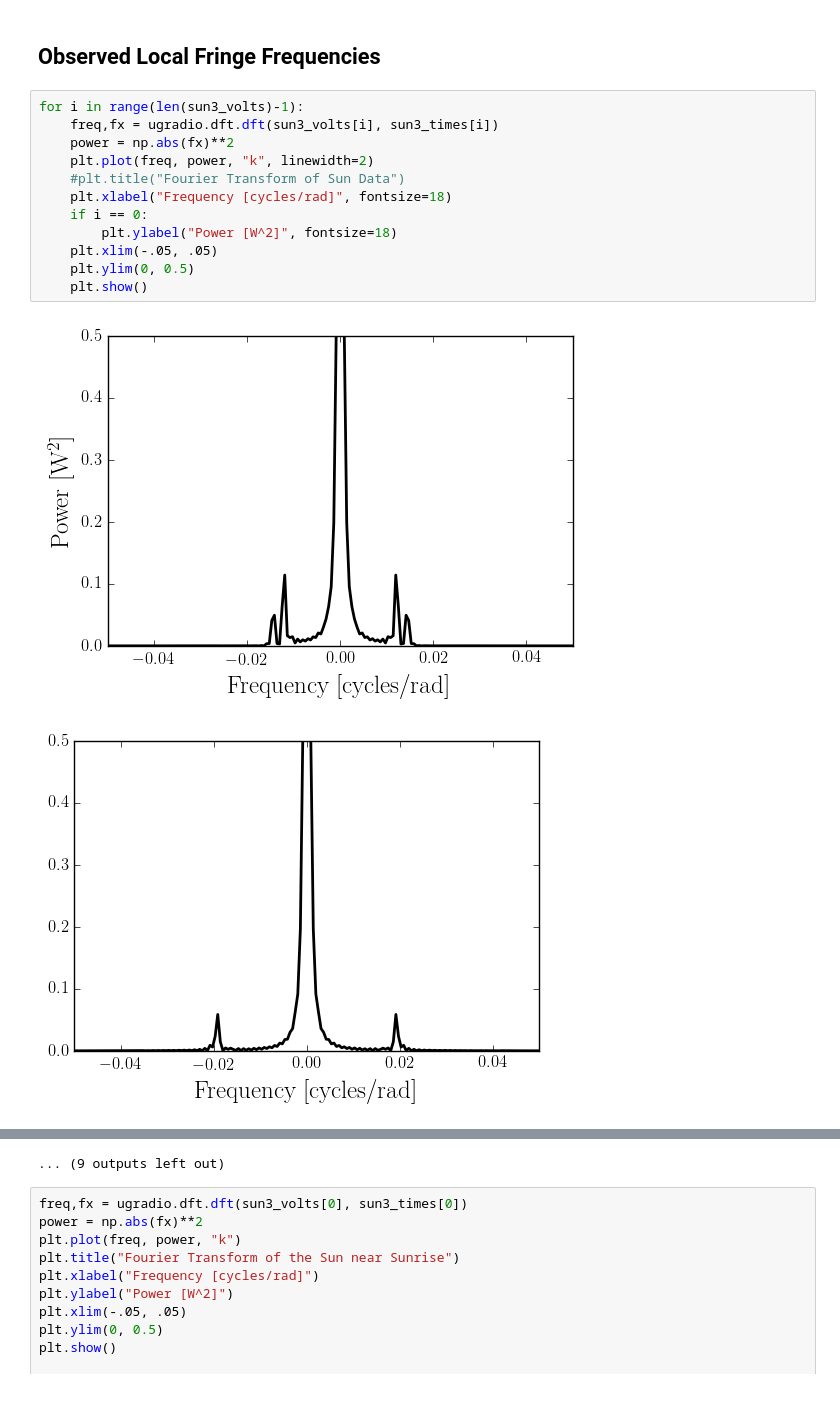
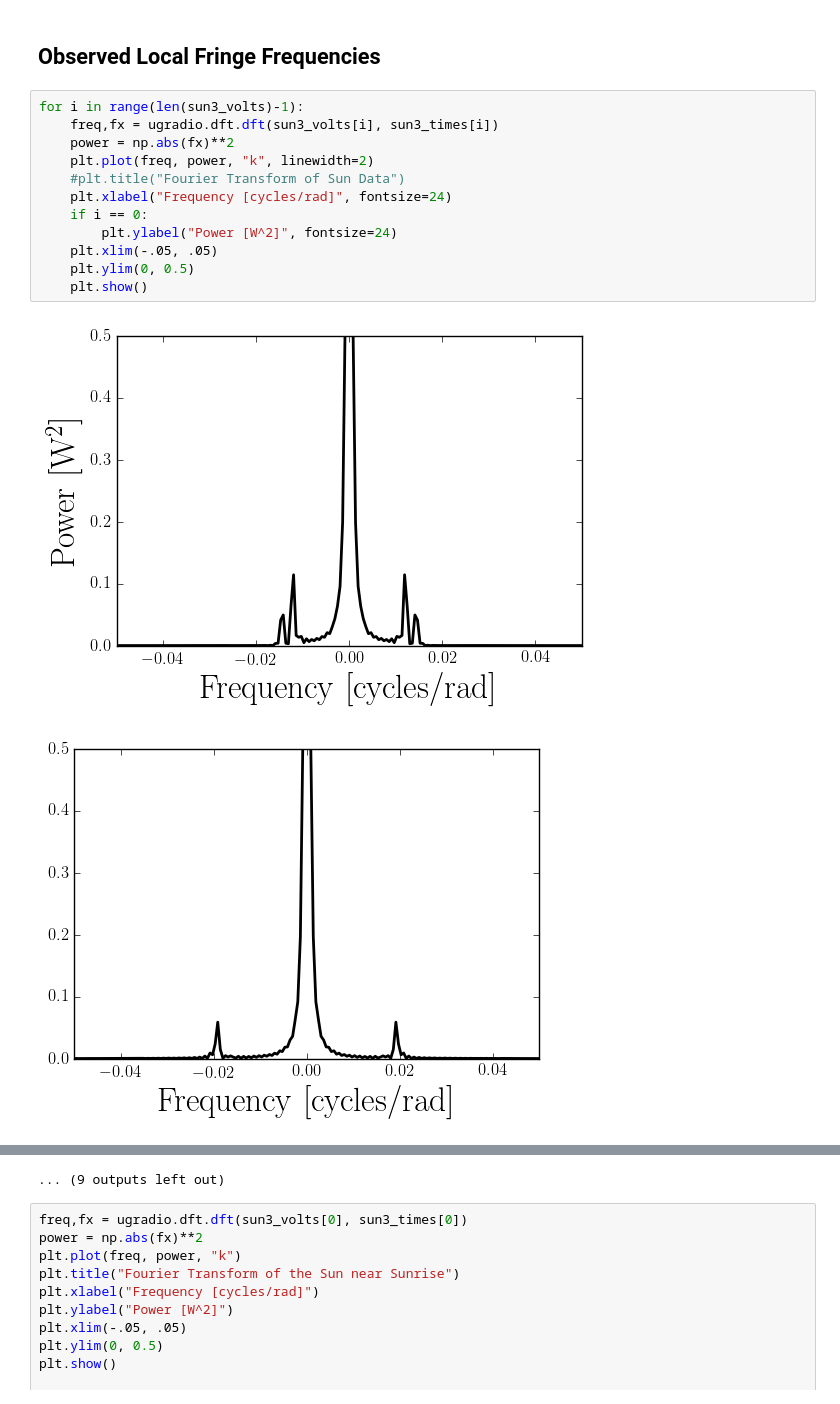
Before and after one commit to gracefujii/my-stuff, a Jupyter notebook: Lab 3 - The Sun.ipynb, the cells around one changed output, grey strips where cells are left out. Drawn from its saved outputs; the diff is of its cells as text.

```diff
--- a/Lab 3 - The Sun.ipynb
+++ b/Lab 3 - The Sun.ipynb
@@ -22,15 +22,15 @@ sun3_volts = sun3['volts']
 # %%
 for i in range(len(sun3_volts)-1):
     freq,fx = ugradio.dft.dft(sun3_volts[i], sun3_times[i])
     power = np.abs(fx)**2
     plt.plot(freq, power, "k", linewidth=2)
     #plt.title("Fourier Transform of Sun Data")
-    plt.xlabel("Frequency [cycles/rad]", fontsize=18)
+    plt.xlabel("Frequency [cycles/rad]", fontsize=24)
     if i == 0:
-        plt.ylabel("Power [W^2]", fontsize=18)
+        plt.ylabel("Power [W^2]", fontsize=24)
     plt.xlim(-.05, .05)
     plt.ylim(0, 0.5)
     plt.show()
 # %% [output]
-[figure, old version]
+[figure, new version]
-[figure, old version]
+[figure, new version]
```
Also changed, not shown: parts of 1 cell of this notebook.
